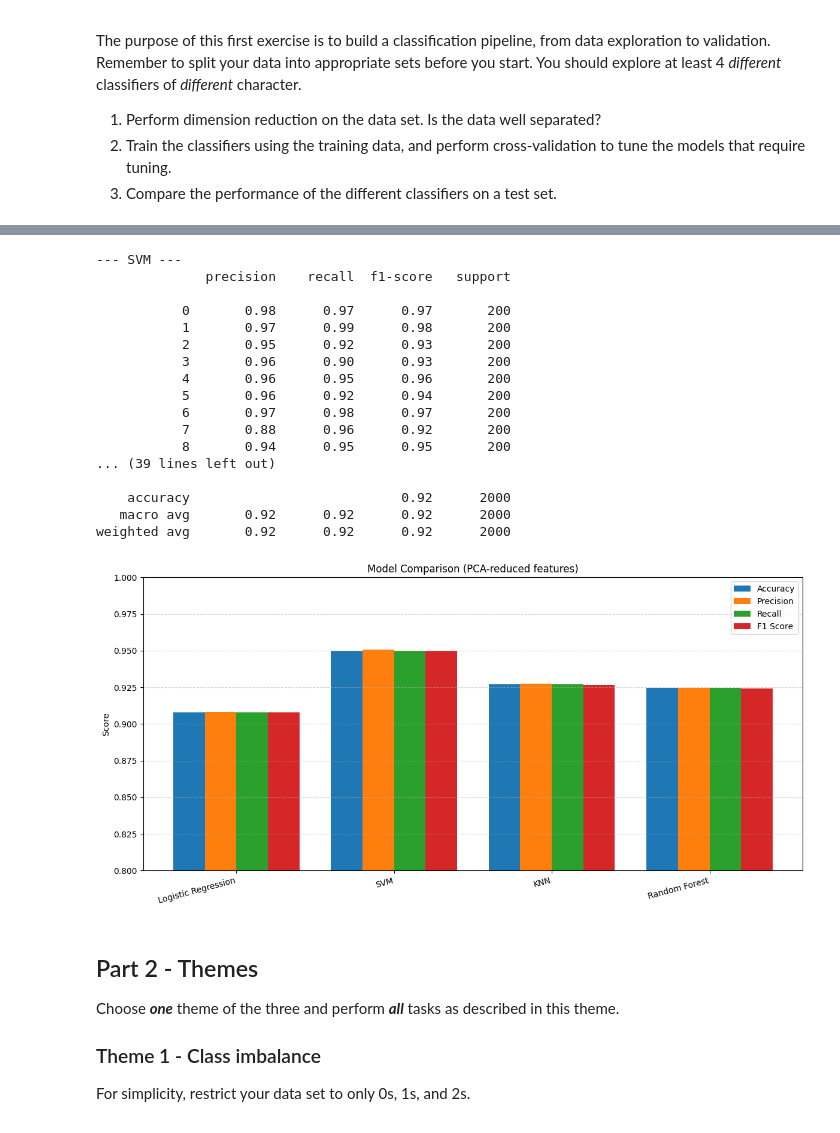
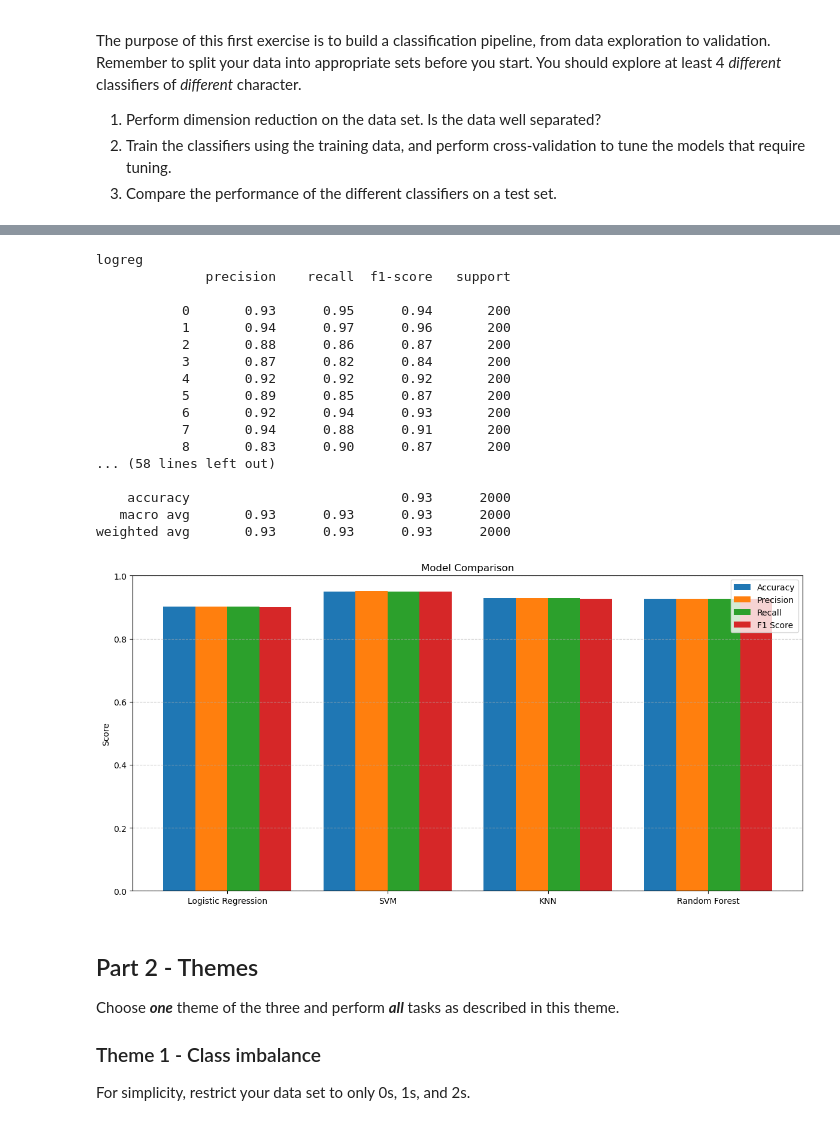
Before and after one commit to Jacob-sandstrom/MVE441-Statistical-learning-for-big-data, a Jupyter notebook: Project 1/project1Py.ipynb, the cells around one changed output, grey strips where cells are left out. Saved outputs shown, nothing was run; the diff lists cells and outputs as text; code cells hidden in the pictures.

```diff
--- a/Project 1/project1Py.ipynb
+++ b/Project 1/project1Py.ipynb
@@ -178,9 +186,7 @@ X_train, X_test, y_train, y_test = train_test_split(
 # %%
-from sklearn.model_selection import GridSearchCV
-from sklearn.ensemble import RandomForestClassifier
-from sklearn.svm import SVC
-from sklearn.linear_model import LogisticRegression
-from sklearn.metrics import classification_report
+# --- Log Reg ---
+lr = LogisticRegression(max_iter=1000)
+lr.fit(x_train, y_train)
 
 # --- SVM ---
 svm_params = {
@@ -189,13 +195,13 @@ svm_params = {
     "gamma":  ["scale", "auto"]
 }
 svm_cv = GridSearchCV(SVC(), svm_params, cv=5, scoring="accuracy", n_jobs=-1, verbose=1)
-svm_cv.fit(X_train, y_train)
+svm_cv.fit(x_train, y_train)
 print("Best SVM params:", svm_cv.best_params_)
 
 # --- KNN ---
 knn_params = {"n_neighbors": [3, 5, 7, 11]}
 knn_cv = GridSearchCV(KNeighborsClassifier(), knn_params, cv=5, scoring="accuracy", n_jobs=-1)
-knn_cv.fit(X_train, y_train)
+knn_cv.fit(x_train, y_train)
 print("Best KNN params:", knn_cv.best_params_)
 
 # --- Random Forest ---
@@ -204,7 +210,7 @@ rf_params = {
     "max_depth":    [None, 10, 20]
 }
 rf_cv = GridSearchCV(RandomForestClassifier(), rf_params, cv=5, scoring="accuracy", n_jobs=-1)
-rf_cv.fit(X_train, y_train)
+rf_cv.fit(x_train, y_train)
 print("Best RF params:", rf_cv.best_params_)
 # %% [output]
 Fitting 5 folds for each of 12 candidates, totalling 60 fits
@@ -212,80 +220,79 @@ KeyboardInterrupt:
 # %%
 tuned_models = {
+    "logreg"       : lr,
     "SVM":           svm_cv.best_estimator_,
     "KNN":           knn_cv.best_estimator_,
     "Random Forest": rf_cv.best_estimator_,
 }
 
 for name, clf in tuned_models.items():
-    y_pred = clf.predict(X_test)
-    print(f"\n--- {name} ---")
+    y_pred = clf.predict(x_test)
+    print(f"\n{name}")
     print(classification_report(y_test, y_pred))
 # %% [output]
---- SVM ---
+logreg
               precision    recall  f1-score   support
 
-           0       0.98      0.97      0.97       200
-           1       0.97      0.99      0.98       200
-           2       0.95      0.92      0.93       200
-           3       0.96      0.90      0.93       200
-           4       0.96      0.95      0.96       200
-           5       0.96      0.92      0.94       200
-           6       0.97      0.98      0.97       200
-           7       0.88      0.96      0.92       200
-           8       0.94      0.95      0.95       200
-... (39 lines left out)
+           0       0.93      0.95      0.94       200
+           1       0.94      0.97      0.96       200
+           2       0.88      0.86      0.87       200
+           3       0.87      0.82      0.84       200
+           4       0.92      0.92      0.92       200
+           5       0.89      0.85      0.87       200
+           6       0.92      0.94      0.93       200
+           7       0.94      0.88      0.91       200
+           8       0.83      0.90      0.87       200
+... (58 lines left out)
 
-    accuracy                           0.92      2000
-   macro avg       0.92      0.92      0.92      2000
-weighted avg       0.92      0.92      0.92      2000
+    accuracy                           0.93      2000
+   macro avg       0.93      0.93      0.93      2000
+weighted avg       0.93      0.93      0.93      2000
 # %%
 from sklearn.metrics import accuracy_score, precision_score, recall_score, f1_score
 
-# --- Collect metrics for each model ---
 model_names = []
 accuracies = []
 precisions = []
 recalls = []
 f1_scores = []
 
 all_models = {
-    "Logistic Regression": LogisticRegression(max_iter=1000).fit(X_train, y_train),
-    "SVM":           svm_cv.best_estimator_,
-    "KNN":           knn_cv.best_estimator_,
+    "Logistic Regression": lr,
+    "SVM": svm_cv.best_estimator_,
+    "KNN": knn_cv.best_estimator_,
     "Random Forest": rf_cv.best_estimator_,
 }
 
 for name, clf in all_models.items():
-    y_pred = clf.predict(X_test)
+    y_pred = clf.predict(x_test)
     model_names.append(name)
     accuracies.append(accuracy_score(y_test, y_pred))
     precisions.append(precision_score(y_test, y_pred, average="weighted"))
     recalls.append(recall_score(y_test, y_pred, average="weighted"))
     f1_scores.append(f1_score(y_test, y_pred, average="weighted"))
 
-# --- Plot ---
+
 x = np.arange(len(model_names))
 width = 0.2
 
 fig, ax = plt.subplots(figsize=(12, 6))
-
-ax.bar(x - 1.5*width, accuracies,  width, label="Accuracy")
-ax.bar(x - 0.5*width, precisions,  width, label="Precision")
-ax.bar(x + 0.5*width, recalls,     width, label="Recall")
-ax.bar(x + 1.5*width, f1_scores,   width, label="F1 Score")
+ax.bar(x - 1.5 * width, accuracies, width, label="Accuracy")
+ax.bar(x - 0.5 * width, precisions, width, label="Precision")
+ax.bar(x + 0.5 * width, recalls, width, label="Recall")
+ax.bar(x + 1.5 * width, f1_scores, width, label="F1 Score")
 
 ax.set_xticks(x)
-ax.set_xticklabels(model_names, rotation=15, ha="right")
-ax.set_ylim(0.8, 1.0)   # Adjust if your scores are lower
+ax.set_xticklabels(model_names)
+ax.set_ylim(0, 1.0)
 ax.set_ylabel("Score")
-ax.set_title("Model Comparison (PCA-reduced features)")
+ax.set_title("Model Comparison")
 ax.legend()
-ax.grid(axis="y", linestyle="--", alpha=0.5)
+ax.grid(axis="y", linestyle="--", alpha=0.7)
 
 plt.tight_layout()
 plt.show()
 # %% [output]
-[figure, old version]
+[figure, new version]
 # %% [markdown]
 ## Part 2 - Themes
 Choose ***one*** theme of the three and perform ***all*** tasks as described in this theme.
```
Also changed, not shown: parts of 11 cells of this notebook.
